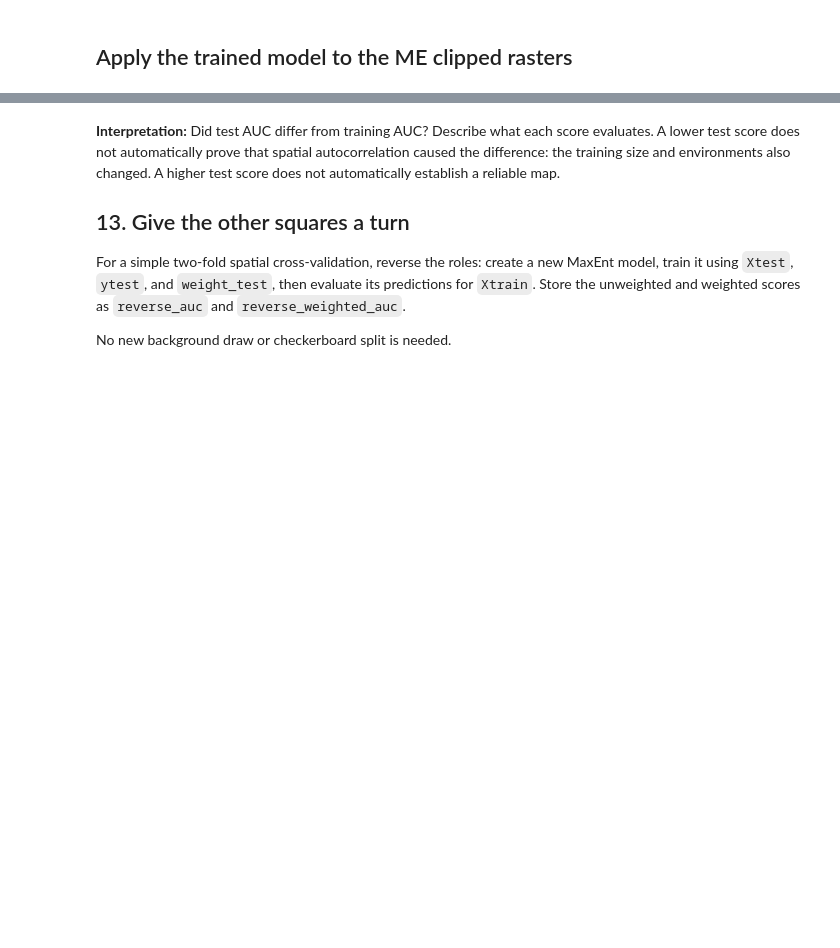
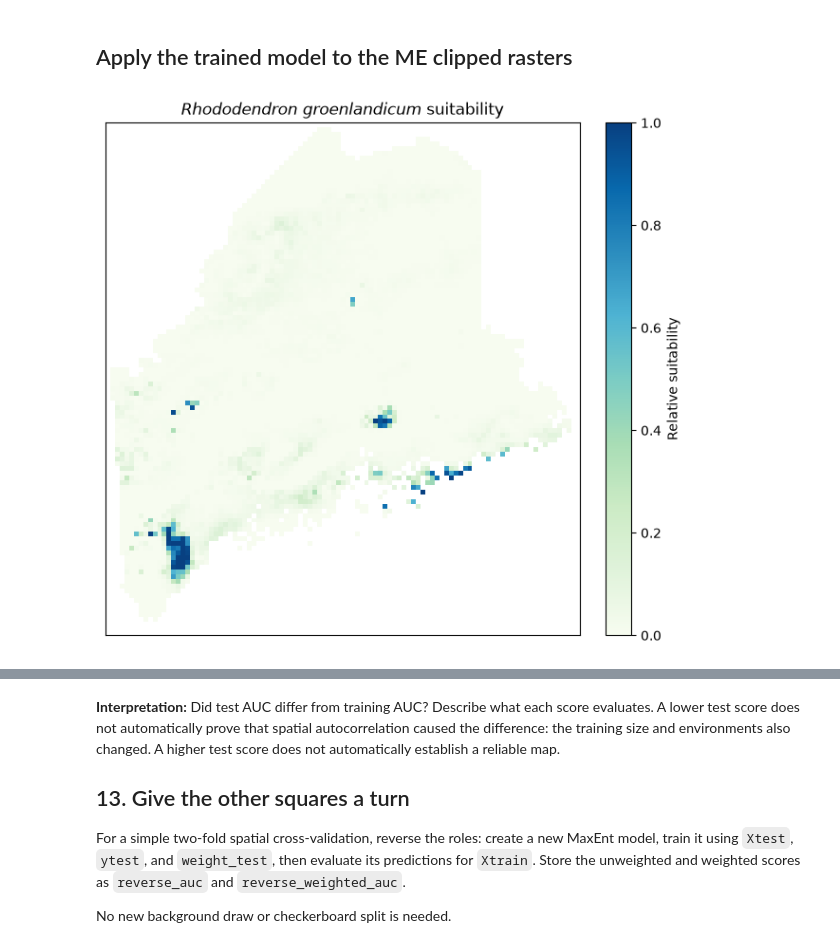
Before and after one commit to Braeclin/BIO597-SpatialBiodiversity, a Jupyter notebook: docs/assignments/Assignment-08-SDM-Software.ipynb, the cells around one changed output, grey strips where cells are left out. Cells and saved outputs as stored; diff of their text form; code cells hidden in the pictures; blank space fills up the shorter version.

```diff
--- a/docs/assignments/Assignment-08-SDM-Software.ipynb
+++ b/docs/assignments/Assignment-08-SDM-Software.ipynb
@@ -412,9 +429,20 @@ weight_test = test["SampleWeight"]
 # %% [markdown]
 ## Apply the trained model to the ME clipped rasters
 # %%
-output_raster = "______________.tif"
-# Use ela.apply_model_to_rasters() to apply the fitted model to the raster stack
-# and write the result to the output_raster file
+output_raster = f"{target_species.replace(' ', '_')}-maxent-predictions.tif"
+ela.apply_model_to_rasters(maxent, rasters, output_raster, quiet=True)
 
-# use rio.open() to read the predicted tif back into memory
-# and plot it with imshow()
+# Read the predicted tif back into memory and plot it.
+with rio.open(output_raster, "r") as src:
+    pred = src.read(1, masked=True)
+
+fig, ax = plt.subplots(1, 1, figsize=(7, 6), dpi=100)
+plot = ax.imshow(pred, vmin=0, vmax=1, cmap="GnBu")
+ax.set_title(f"$\\it{{{target_species.replace(' ', '~')}}}$ suitability")
+ax.set_xticks([])
+ax.set_yticks([])
+plt.colorbar(plot, ax=ax, label="Relative suitability", pad=0.04)
+plt.tight_layout()
+plt.show()
+# %% [output]
+[figure, added]
```
Also changed, not shown: parts of 6 cells of this notebook, 3 other files.
